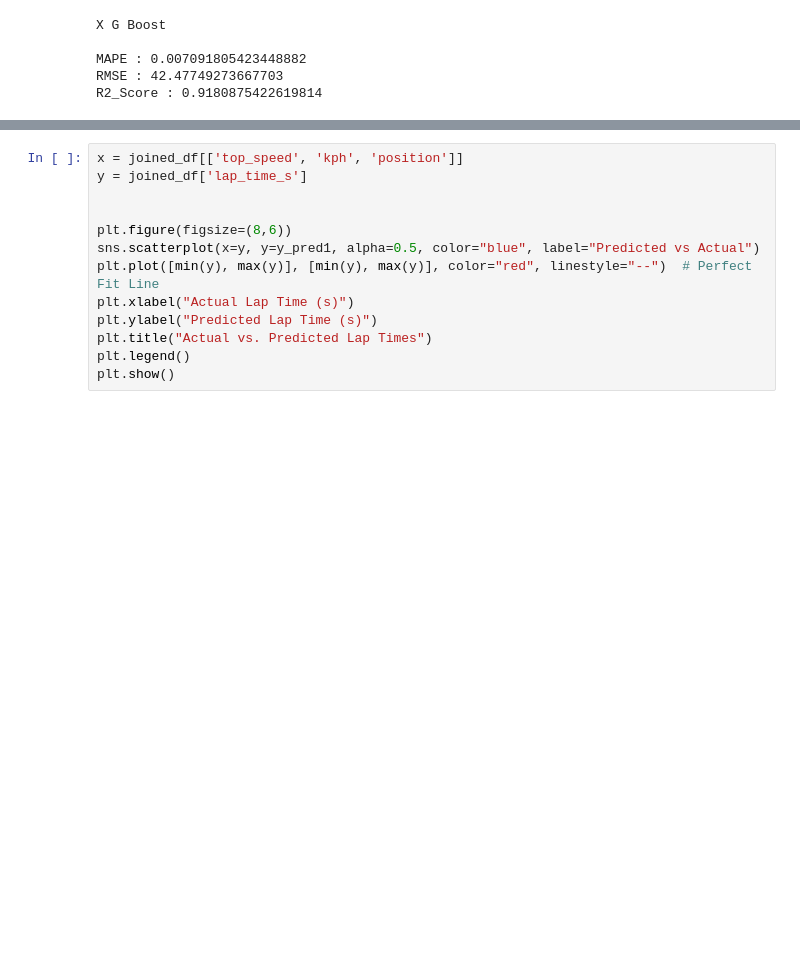
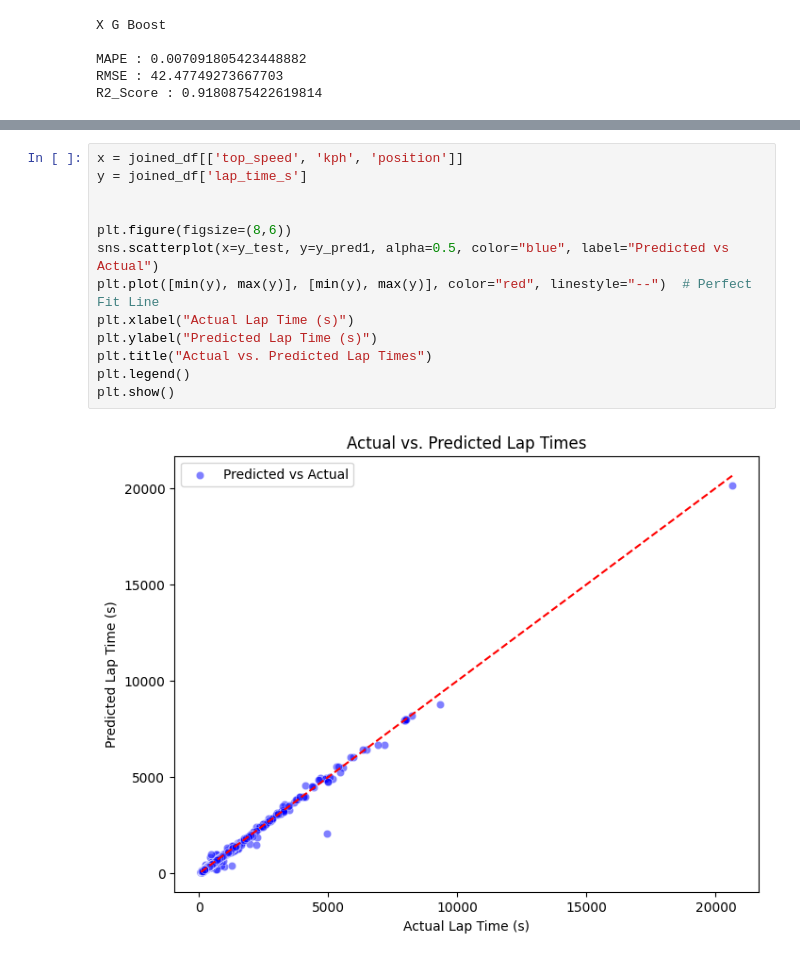
Before and after one commit to JoeVA2020/ML_Projects, a Jupyter notebook: RaceData/laptime.ipynb, the cells around one changed output, grey strips where cells are left out. Saved outputs shown, nothing was run; the diff lists cells and outputs as text; blank space fills up the shorter version.

```diff
--- a/RaceData/laptime.ipynb
+++ b/RaceData/laptime.ipynb
@@ -719,14 +737,16 @@ plt.show()
 # %%
 x = joined_df[['top_speed', 'kph', 'position']]
 y = joined_df['lap_time_s']
 
 
 plt.figure(figsize=(8,6))
-sns.scatterplot(x=y, y=y_pred1, alpha=0.5, color="blue", label="Predicted vs Actual")
+sns.scatterplot(x=y_test, y=y_pred1, alpha=0.5, color="blue", label="Predicted vs Actual")
 plt.plot([min(y), max(y)], [min(y), max(y)], color="red", linestyle="--")  # Perfect Fit Line
 plt.xlabel("Actual Lap Time (s)")
 plt.ylabel("Predicted Lap Time (s)")
 plt.title("Actual vs. Predicted Lap Times")
 plt.legend()
 plt.show()
+# %% [output]
+[figure, added]
 # %%
```
Also changed, not shown: parts of 3 cells of this notebook.
